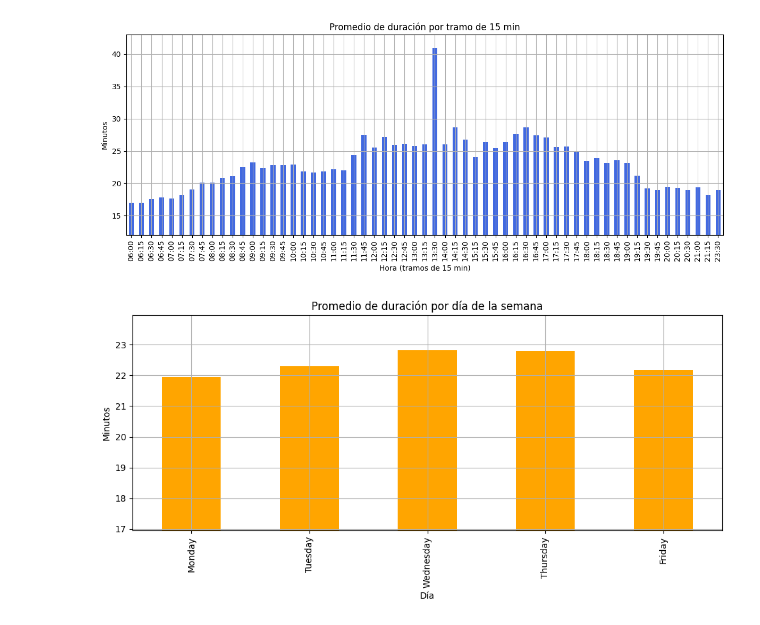
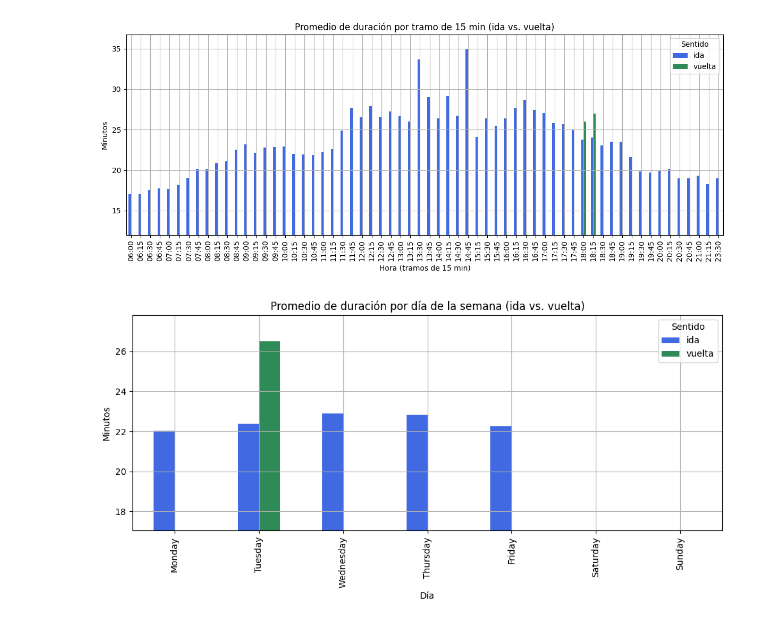
Before and after one commit to Nuke11Proof/traffic, a Jupyter notebook: traffic_analysis_mlg.ipynb, the cells around one changed output. Saved outputs shown, nothing was run; the diff lists cells and outputs as text; code cells hidden in the pictures.

```diff
--- a/traffic_analysis_mlg.ipynb
+++ b/traffic_analysis_mlg.ipynb
@@ -12,13 +12,32 @@ def cargar_datos(path):
     registros = []
     for linea in lineas:
         match = re.match(r"- (\d{4}-\d{2}-\d{2} \d{2}:\d{2}) \| ([\d.]+) min \| (.+)", linea.strip())
-        if match:
-            fecha = datetime.strptime(match[1], '%Y-%m-%d %H:%M')
-            minutos = float(match[2])
-            estado = match[3]
-            registros.append((fecha, minutos, estado))
+        if not match:
+            continue
+        fecha = datetime.strptime(match[1], '%Y-%m-%d %H:%M')
+        minutos = float(match[2])
+        campos = [c.strip() for c in match[3].split("|")]
 
-    df = pd.DataFrame(registros, columns=["fecha", "minutos", "estado"])
+        estado = campos[0] if campos else match[3]
+        peaje = campos[1] if len(campos) >= 2 else None
+
+        # El campo de sentido fue evolucionando (ver main_mlg.py):
+        #   2 campos -> histórico sin sentido, todo corresponde a la ida
+        #   3 campos -> solo etiqueta legible (formato de transición)
+        #   4+ campos -> clave estable "ida"/"vuelta" + etiqueta legible
+        if len(campos) >= 4:
+            sentido = campos[2]
+            sentido_label = campos[3]
+        elif len(campos) == 3:
+            sentido_label = campos[2]
+            origen = sentido_label.split("→")[0]
+            sentido = "vuelta" if ("arbella" in origen or "olicia" in origen) else "ida"
+        else:
+            sentido, sentido_label = "ida", None
+
+        registros.append((fecha, minutos, estado, peaje, sentido, sentido_label))
+
+    df = pd.DataFrame(registros, columns=["fecha", "minutos", "estado", "peaje", "sentido", "sentido_label"])
     df["hora"] = df["fecha"].dt.hour
     df["dia_semana"] = df["fecha"].dt.day_name()
     return df
@@ -31,35 +50,37 @@ df["hora_15min"] = df["fecha"].dt.strftime("%H:%M").apply(
     lambda x: f"{x[:2]}:{int(x[3:])//15*15:02d}"
 )
 
-# Gráfico 1: duración por tramo de 15 min
-min_y = max(0, df.groupby("hora_15min")["minutos"].mean().min() - 5)
-plt.figure(figsize=(12, 5))
-df.groupby("hora_15min")["minutos"].mean().plot(kind="bar", color="royalblue")
-plt.title("Promedio de duración por tramo de 15 min")
+# Gráfico 1: duración por tramo de 15 min, separado por sentido (ida vs. vuelta)
+tabla_tramos = df.pivot_table(index="hora_15min", columns="sentido", values="minutos", aggfunc="mean")
+min_y = max(0, tabla_tramos.min().min() - 5)
+tabla_tramos.plot(kind="bar", figsize=(12, 5), color=["royalblue", "seagreen"])
+plt.title("Promedio de duración por tramo de 15 min (ida vs. vuelta)")
 plt.ylabel("Minutos")
 plt.xlabel("Hora (tramos de 15 min)")
 plt.ylim(min_y, None)
+plt.legend(title="Sentido")
 plt.grid(True)
 plt.tight_layout()
 plt.savefig("grafico_tramos_15min_mlg.png", dpi=200)  # <-- Exporta a imagen
 plt.show()
 # %% [output]
-[figure, old version]
+[figure, new version]
 # %%
-# Gráfico 2: promedio por día de la semana
-min_y_dia = max(0, df.groupby("dia_semana")["minutos"].mean().min() - 5)
-plt.figure(figsize=(10, 5))
-dias_orden = ["Monday", "Tuesday", "Wednesday", "Thursday", "Friday"]
-df.groupby("dia_semana")["minutos"].mean().reindex(dias_orden).plot(kind="bar", color="orange")
-plt.title("Promedio de duración por día de la semana")
+# Gráfico 2: promedio por día de la semana, separado por sentido (ida vs. vuelta)
+dias_orden = ["Monday", "Tuesday", "Wednesday", "Thursday", "Friday", "Saturday", "Sunday"]
+tabla_dias = df.pivot_table(index="dia_semana", columns="sentido", values="minutos", aggfunc="mean").reindex(dias_orden)
+min_y_dia = max(0, tabla_dias.min().min() - 5)
+tabla_dias.plot(kind="bar", figsize=(10, 5), color=["royalblue", "seagreen"])
+plt.title("Promedio de duración por día de la semana (ida vs. vuelta)")
 plt.ylabel("Minutos")
 plt.xlabel("Día")
 plt.ylim(min_y_dia, None)
+plt.legend(title="Sentido")
 plt.grid(True)
 plt.tight_layout()
 plt.savefig("grafico_dias_semana_mlg.png", dpi=200)  # <-- Exporta a imagen
 plt.show()
 # %% [output]
-[figure, old version]
+[figure, new version]
 # %%
 # Mostrar picos de tráfico
```
Also changed, not shown: parts of 2 cells of this notebook, 2 other files.
